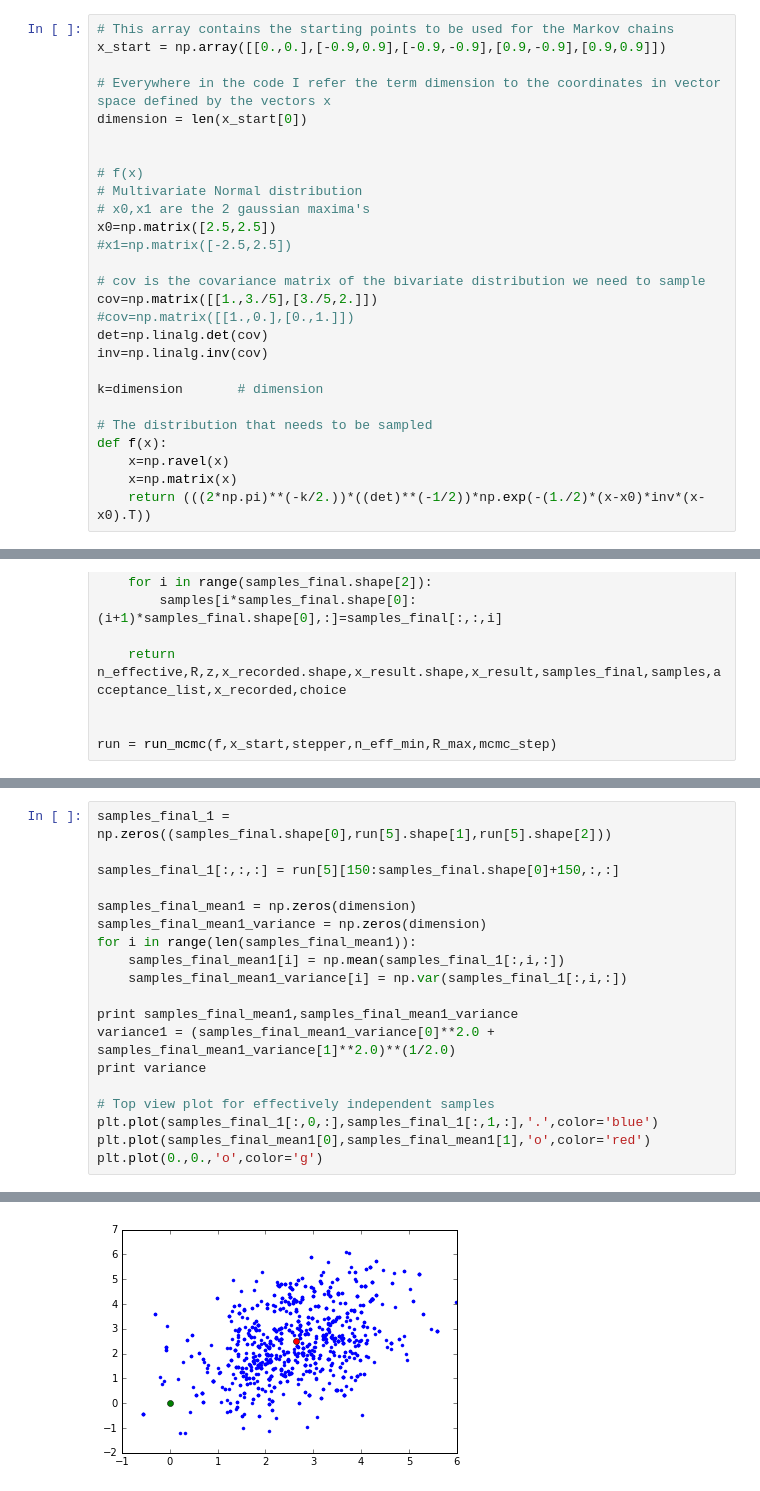
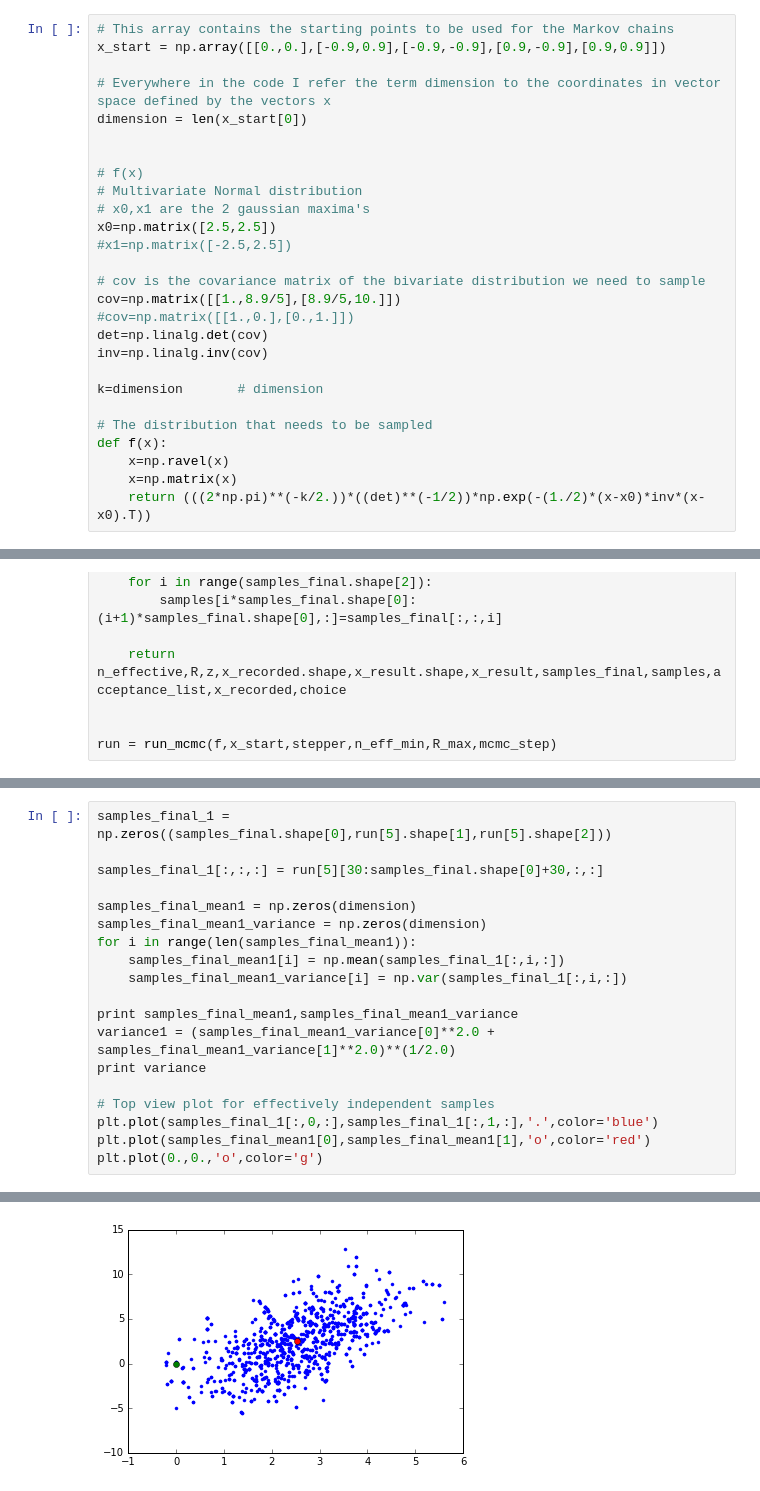
Before and after one commit to kcoshic/MCMC-autostopping-algorithm-returning-independent-samples, a Jupyter notebook: independent samples (includes comparison test).ipynb, the cells around one changed output, grey strips where cells are left out. Drawn from its saved outputs; the diff is of its cells as text.

```diff
--- a/independent samples (includes comparison test).ipynb
+++ b/independent samples (includes comparison test).ipynb
@@ -35,7 +35,7 @@ x0=np.matrix([2.5,2.5])
 #x1=np.matrix([-2.5,2.5])
 
 # cov is the covariance matrix of the bivariate distribution we need to sample
-cov=np.matrix([[1.,3./5],[3./5,2.]])
+cov=np.matrix([[1.,8.9/5],[8.9/5,10.]])
 #cov=np.matrix([[1.,0.],[0.,1.]])
 det=np.linalg.det(cov)
 inv=np.linalg.inv(cov)
@@ -383,7 +386,7 @@ plt.show()
 # %%
 samples_final_1 = np.zeros((samples_final.shape[0],run[5].shape[1],run[5].shape[2]))
 
-samples_final_1[:,:,:] = run[5][150:samples_final.shape[0]+150,:,:]
+samples_final_1[:,:,:] = run[5][30:samples_final.shape[0]+30,:,:]
 
 samples_final_mean1 = np.zeros(dimension)
 samples_final_mean1_variance = np.zeros(dimension)
@@ -405,5 +408,5 @@ plt.plot(0.,0.,'o',color='g')
 [<matplotlib.lines.Line2D at 0x...>]
-[figure, old version]
+[figure, new version]
 # %%
 # Define for convenience
 n_1 = samples_final_1.shape[0]*1.0                   # no. of iterations for every chain
```
Also changed, not shown: parts of 25 cells of this notebook, 1 other file.
